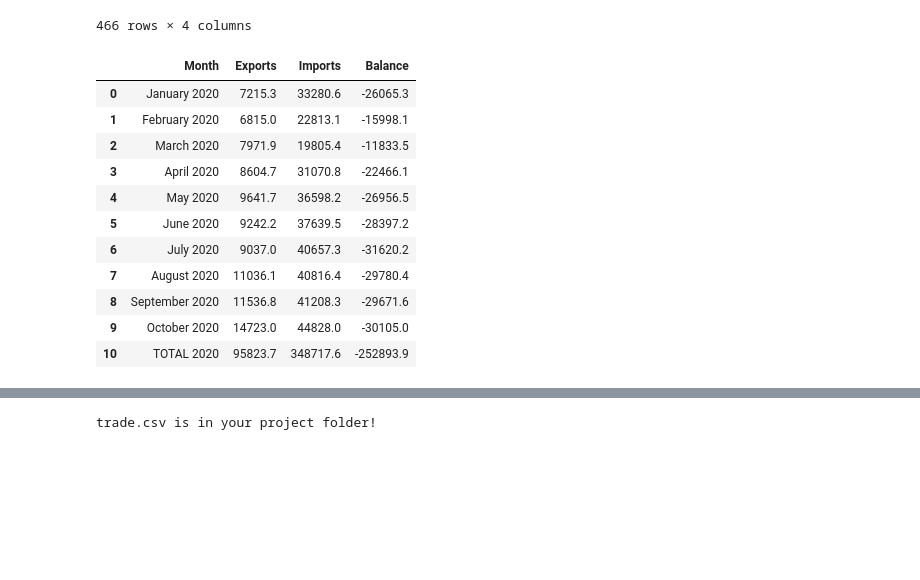
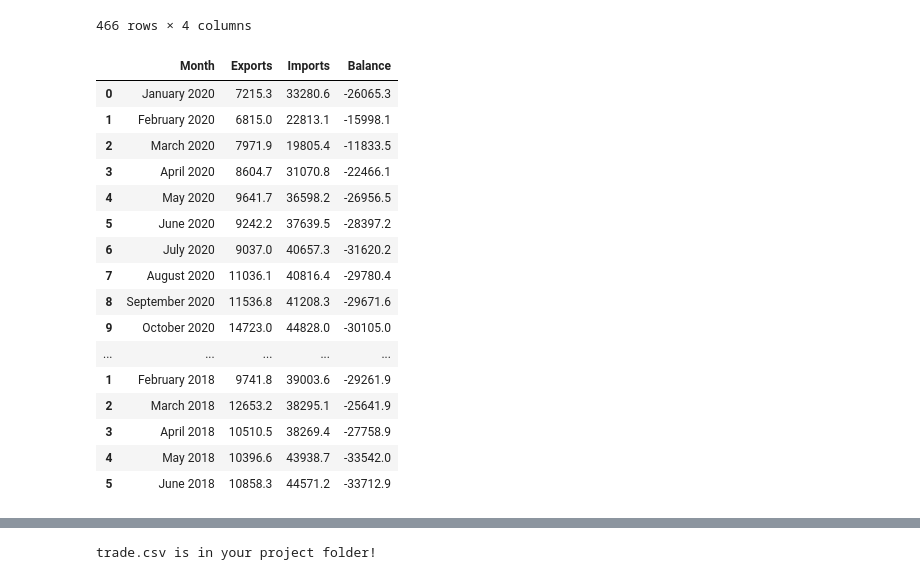
Before and after one commit to baidiwang/US-China, a Jupyter notebook: foreign-trade-scrape.ipynb, the cells around one changed output, grey strips where cells are left out. Saved outputs shown, nothing was run; the diff lists cells and outputs as text; code cells hidden in the pictures; blank space fills up the shorter version.

```diff
--- a/foreign-trade-scrape.ipynb
+++ b/foreign-trade-scrape.ipynb
@@ -109,17 +109,22 @@ foreign_trade_df
 466 rows × 4 columns
 # %%
 df = pd.DataFrame(foreign_trade_df)
-df.head(11)
+df.head(30)
 # %% [output]
 |  | Month | Exports | Imports | Balance |
 | 0 | January 2020 | 7215.3 | 33280.6 | -26065.3 |
 | 1 | February 2020 | 6815.0 | 22813.1 | -15998.1 |
 | 2 | March 2020 | 7971.9 | 19805.4 | -11833.5 |
 | 3 | April 2020 | 8604.7 | 31070.8 | -22466.1 |
 | 4 | May 2020 | 9641.7 | 36598.2 | -26956.5 |
 | 5 | June 2020 | 9242.2 | 37639.5 | -28397.2 |
 | 6 | July 2020 | 9037.0 | 40657.3 | -31620.2 |
 | 7 | August 2020 | 11036.1 | 40816.4 | -29780.4 |
 | 8 | September 2020 | 11536.8 | 41208.3 | -29671.6 |
 | 9 | October 2020 | 14723.0 | 44828.0 | -30105.0 |
-| 10 | TOTAL 2020 | 95823.7 | 348717.6 | -252893.9 |
+| ... | ... | ... | ... | ... |
+| 1 | February 2018 | 9741.8 | 39003.6 | -29261.9 |
+| 2 | March 2018 | 12653.2 | 38295.1 | -25641.9 |
+| 3 | April 2018 | 10510.5 | 38269.4 | -27758.9 |
+| 4 | May 2018 | 10396.6 | 43938.7 | -33542.0 |
+| 5 | June 2018 | 10858.3 | 44571.2 | -33712.9 |
```
Also changed, not shown: parts of 11 cells of this notebook, 23 other files.
